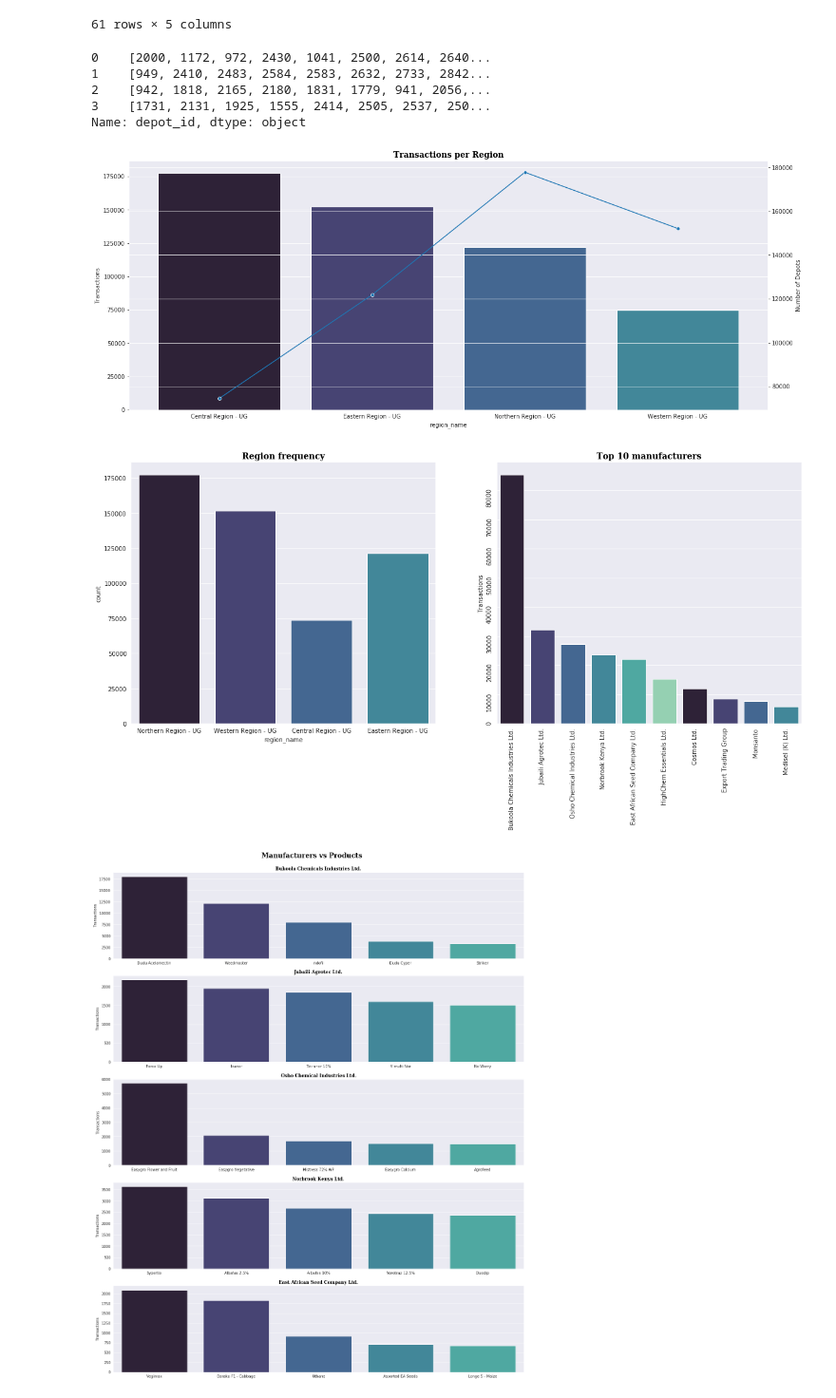
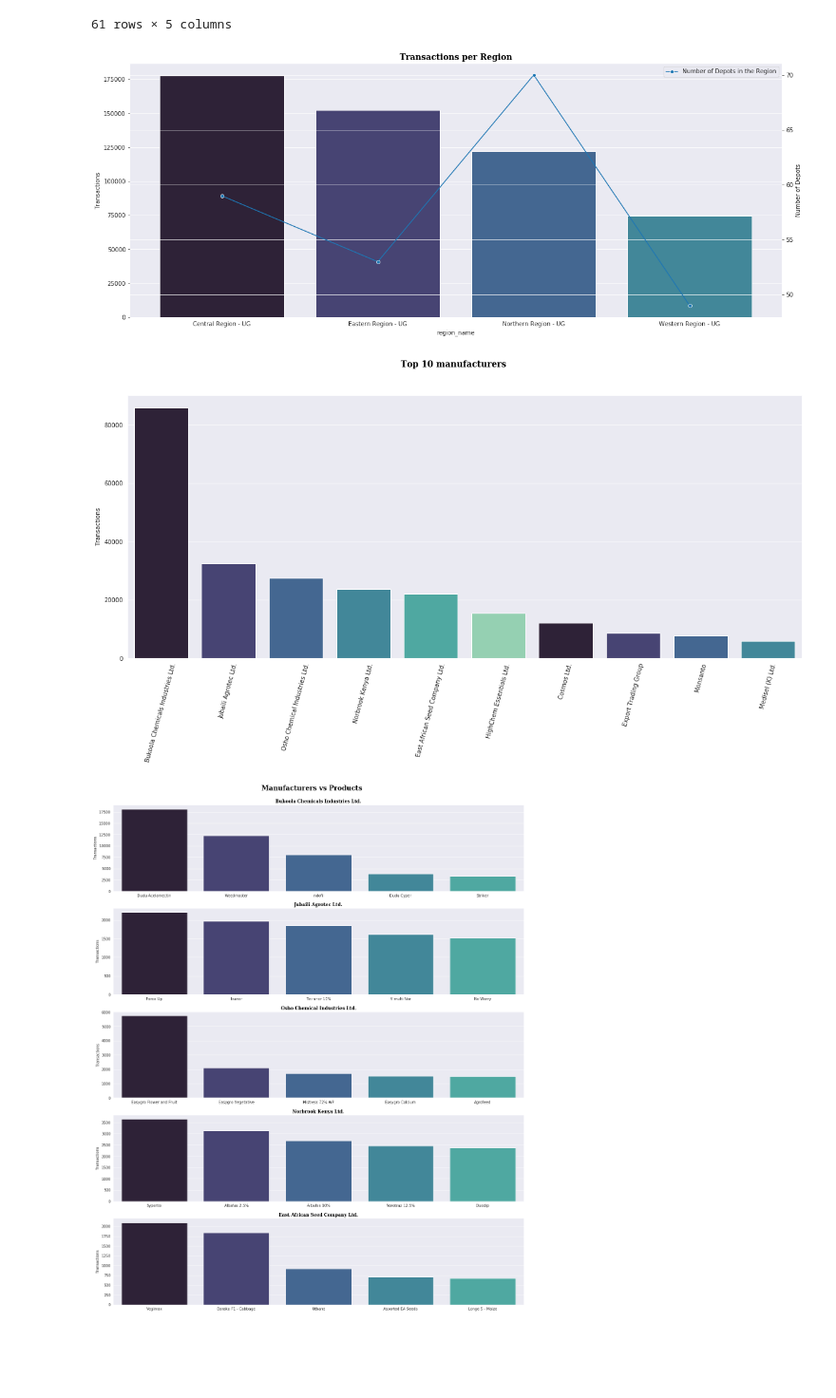
Before and after one commit to natbernard/Sale-Transactions-Analysis, a Jupyter notebook: uganda_transaction_analysis.ipynb, the cells around one changed output. Shown: that part at 95% size. Drawn from its saved outputs; the diff is of its cells as text; code cells hidden in the pictures; blank space fills up the shorter version.

```diff
--- a/uganda_transaction_analysis.ipynb
+++ b/uganda_transaction_analysis.ipynb
@@ -70,19 +70,9 @@ most_common_prod_df
 | 59 | Tororo | Maize Longe 10H | 2199 | 65965 | 3.3 |
 | 60 | Wakiso | Duodip | 743 | 6894 | 10.8 |
 61 rows × 5 columns
-# %%
-depot_df = df.groupby('region_name')['depot_id'].unique().to_frame().reset_index()
-depot_df['number of depots'] = len(depot_df['depot_id'])
-depot_df['depot_id']
-for i,
-# %% [output]
-0    [2000, 1172, 972, 2430, 1041, 2500, 2614, 2640...
-1    [949, 2410, 2483, 2584, 2583, 2632, 2733, 2842...
-2    [942, 1818, 2165, 2180, 1831, 1779, 941, 2056,...
-3    [1731, 2131, 1925, 1555, 2414, 2505, 2537, 250...
-Name: depot_id, dtype: object
 # %%
 manuf = df['manufacturer_name'].value_counts()[:10].to_frame()
+depot_df = df.groupby('region_name')['depot_id'].nunique().to_frame().reset_index()
 
 # Set up the figure
 fig, ax1 = plt.subplots(figsize=(20, 8))
@@ -90,22 +80,25 @@ ax2 = ax1.twinx()
 
 # Plot on the ax object
 ax1 = sns.countplot(x = df['region_name'], order=df['region_name'].value_counts().index, palette= palette, ax=ax1)
-ax2 = sns.lineplot(x='region_name', y='depot_id', data=depot_df, ax=ax2, sort=False, marker = 'o')
+ax2 = sns.lineplot(x='region_name', y='depot_id', data=depot_df, ax=ax2, sort=False, marker = 'o', label = 'Number of Depots in the Region')
 plt.title('Transactions per Region', fontweight='bold', fontsize=14, color='black', fontfamily='serif')
 ax1.set_ylabel('Transactions')
 ax2.set_ylabel('Number of Depots')
 plt.gcf().set_size_inches(20,8)
+plt.legend()
 plt.show()
 # %% [output]
-[figure, old version]
+[figure, new version]
 # %%
-_ = sns.barplot(manuf.index, manuf['manufacturer_name'], palette= palette, ax = ax2)
-ax2.set_title('Top 10 manufacturers', fontweight='bold', fontsize=14, color='black', fontfamily='serif')
-ax2.set_ylabel('Transactions')
-ax2.tick_params(rotation = 90)
+manuf = df['manufacturer_name'].value_counts()[:10].to_frame()
+sns.barplot(x = manuf.index, y = manuf['manufacturer_name'], palette= palette)
+plt.suptitle('Top 10 manufacturers', fontweight='bold', fontsize=14, color='black', fontfamily='serif')
+plt.ylabel('Transactions')
+plt.xticks(rotation = 75)
 plt.gcf().set_size_inches(20,8)
+plt.show()
 # %% [output]
-[figure, old version]
+[figure, new version]
 # %%
 # # creating dataframes to be visualized
 Bukoola = df[df['manufacturer_name'] == 'Bukoola Chemicals Industries Ltd.']
```
Also changed, not shown: parts of 6 cells of this notebook.
